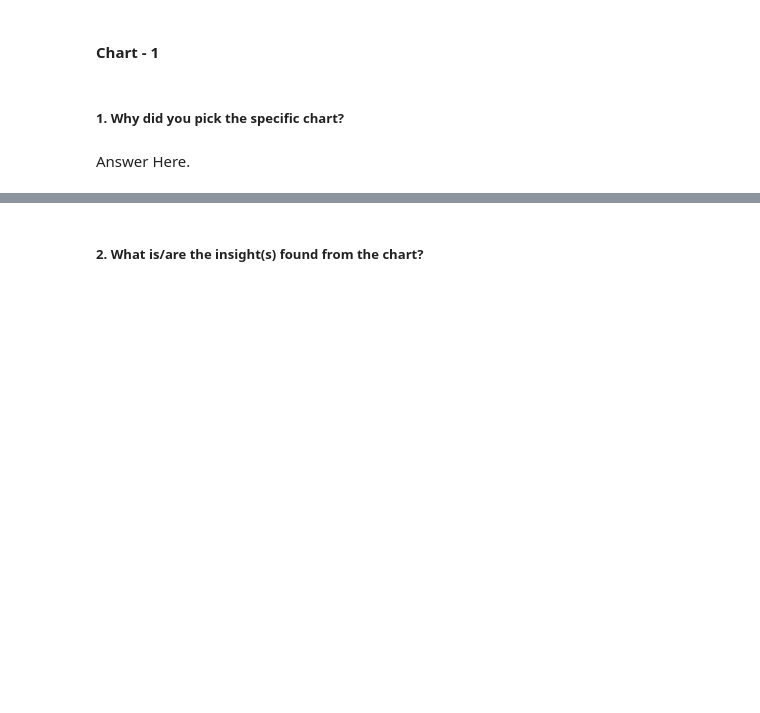
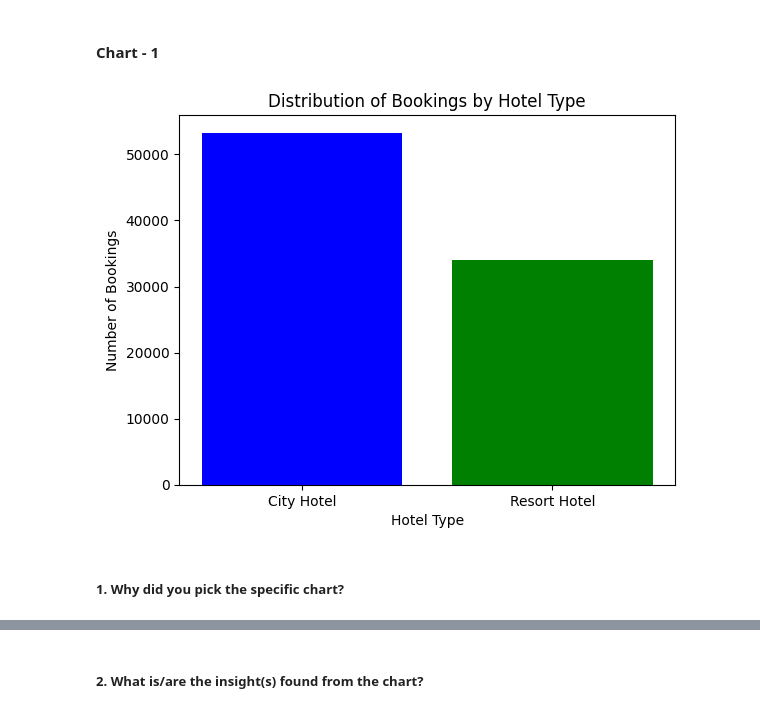
Before and after one commit to pk06969/EDA-Hotel_Booking_Analysis, a Jupyter notebook: Copy_of_Sample_EDA_Submission_Template.ipynb, the cells around one changed output, grey strips where cells are left out. Drawn from its saved outputs; the diff is of its cells as text; code cells hidden in the pictures; blank space fills up the shorter version.

```diff
--- a/Copy_of_Sample_EDA_Submission_Template.ipynb
+++ b/Copy_of_Sample_EDA_Submission_Template.ipynb
@@ -355,0 +361,5 @@ Unique values for 'lead_time': [342 737   7  13  14   0   9  85  75  23  35  68
+# %%
+# step 1 : eliminating duplicate rows.
+df[df.duplicated()].shape
+df.drop_duplicates(inplace=True)
+df.shape
@@ -356,2 +389,19 @@ Unique values for 'lead_time': [342 737   7  13  14   0   9  85  75  23  35  68
+# %%
+# step 3 : Changing columns to appropriate datatypes
+#Converting datatype of columns 'children', 'company' and 'agent' from float to int.
+df['children'] = df['children'].astype(int)
+df['company'] = df['company'].astype(int)
+df['agent'] = df['agent'].astype(int)
+
+# Convert date columns to datetime data type
+df['reservation_status_date'] = pd.to_datetime(df['reservation_status_date'])
+# %%
+# step 4 : Putting important columns - total guests and total nights stayed
+
+# Adding total_guests column = adults + children + babies
+df['total_guests'] = df['adults'] + df['children'] + df['babies']
+
+# Adding total_nights_stayed = stayed in weekend nights + stayed in week nights
+df['total_nights_stayed'] = df['stays_in_weekend_nights'] + df['stays_in_week_nights']
 # %% [markdown]
 ### What all manipulations have you done and insights you found?
@@ -366,4 +424,15 @@ Answer Here.
+# %%
+# Chart - 1 visualization code
+#custom colors for the bars
+colors = ['blue', 'green']
+
+# bar plot with custom colors
+plt.bar(df['hotel'].value_counts().index,df['hotel'].value_counts().values, color=colors)
+plt.xlabel('Hotel Type')
+plt.ylabel('Number of Bookings')
+plt.title('Distribution of Bookings by Hotel Type')
+plt.show()
+# %% [output]
+[figure, added]
 # %% [markdown]
 ##### 1. Why did you pick the specific chart?
-# %% [markdown]
-Answer Here.
```
Also changed, not shown: parts of 100 cells of this notebook.
